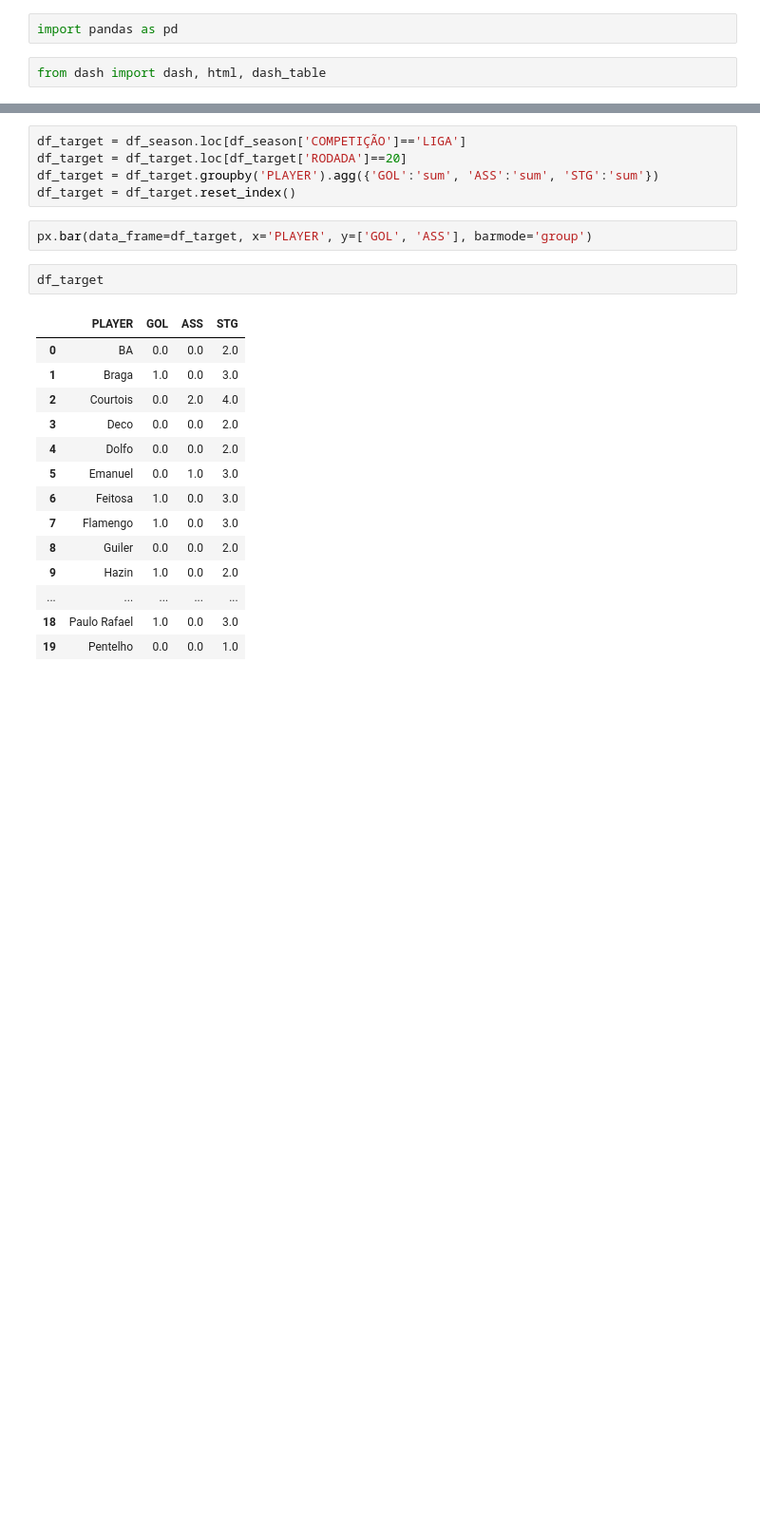
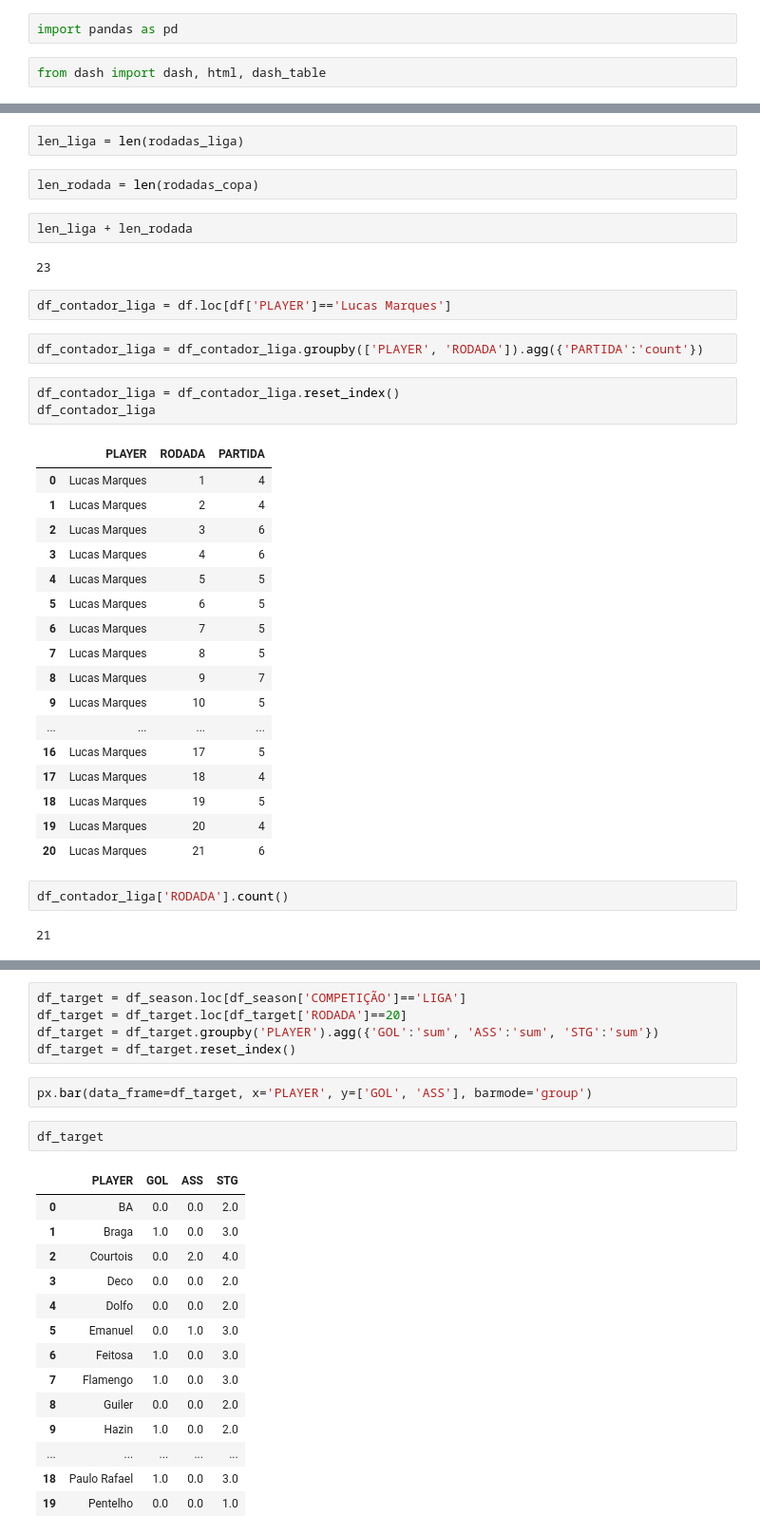
Before and after one commit to talesaraujoc/mrleague_v2_web_app, a Jupyter notebook: notebook_test.ipynb, the cells around one changed output, grey strips where cells are left out. Shown: that part at 95% size. Drawn from its saved outputs; the diff is of its cells as text; blank space fills up the shorter version.

```diff
--- a/notebook_test.ipynb
+++ b/notebook_test.ipynb
@@ -15,0 +102,37 @@ df_season.fillna(0, inplace=True)
+# %%
+len_liga = len(rodadas_liga)
+# %%
+len_rodada = len(rodadas_copa)
+# %%
+len_liga + len_rodada
+# %% [output]
+23
+# %%
+df_contador_liga = df.loc[df['PLAYER']=='Lucas Marques']
+# %%
+df_contador_liga = df_contador_liga.groupby(['PLAYER', 'RODADA']).agg({'PARTIDA':'count'})
+# %%
+df_contador_liga = df_contador_liga.reset_index()
+df_contador_liga
+# %% [output]
+|  | PLAYER | RODADA | PARTIDA |
+| 0 | Lucas Marques | 1 | 4 |
+| 1 | Lucas Marques | 2 | 4 |
+| 2 | Lucas Marques | 3 | 6 |
+| 3 | Lucas Marques | 4 | 6 |
+| 4 | Lucas Marques | 5 | 5 |
+| 5 | Lucas Marques | 6 | 5 |
+| 6 | Lucas Marques | 7 | 5 |
+| 7 | Lucas Marques | 8 | 5 |
+| 8 | Lucas Marques | 9 | 7 |
+| 9 | Lucas Marques | 10 | 5 |
+| ... | ... | ... | ... |
+| 16 | Lucas Marques | 17 | 5 |
+| 17 | Lucas Marques | 18 | 4 |
+| 18 | Lucas Marques | 19 | 5 |
+| 19 | Lucas Marques | 20 | 4 |
+| 20 | Lucas Marques | 21 | 6 |
+# %%
+df_contador_liga['RODADA'].count()
+# %% [output]
+21
```
Also changed, not shown: parts of 30 cells of this notebook, 2 other files.
